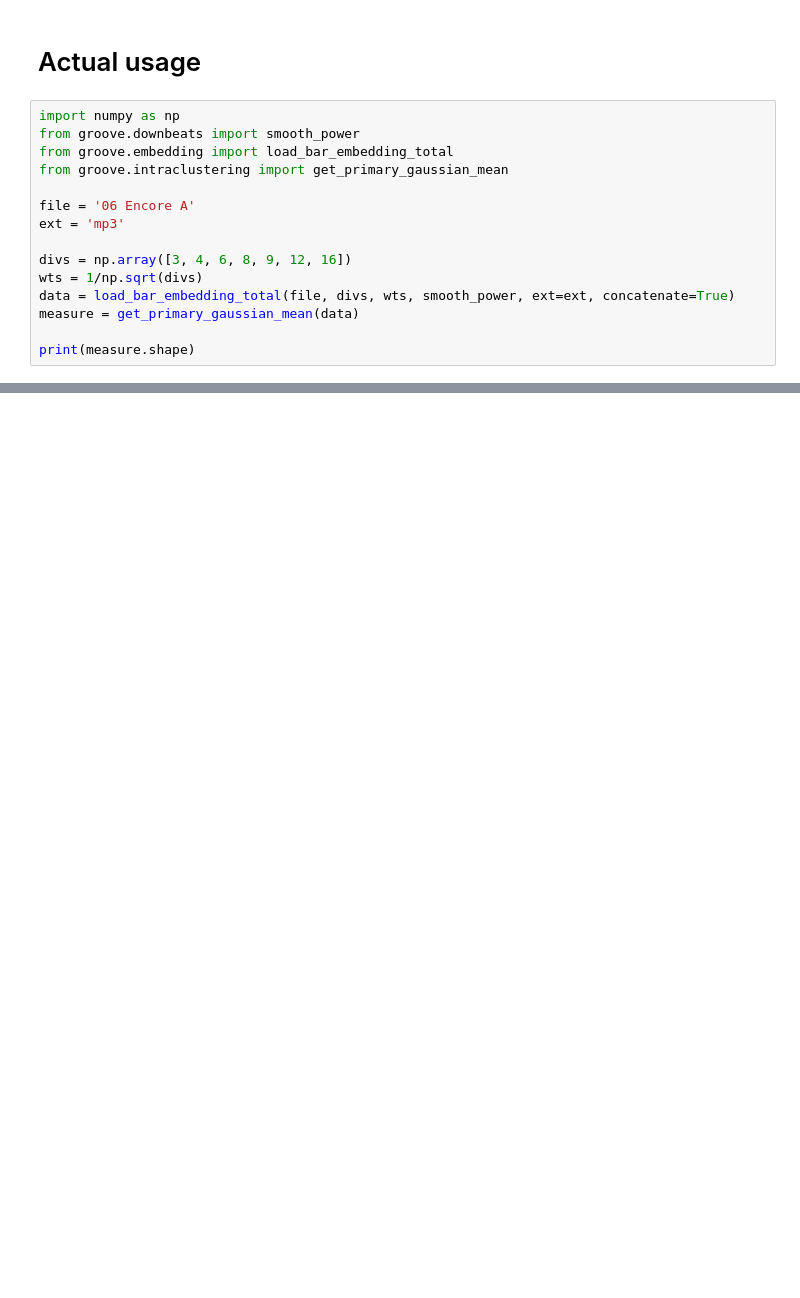
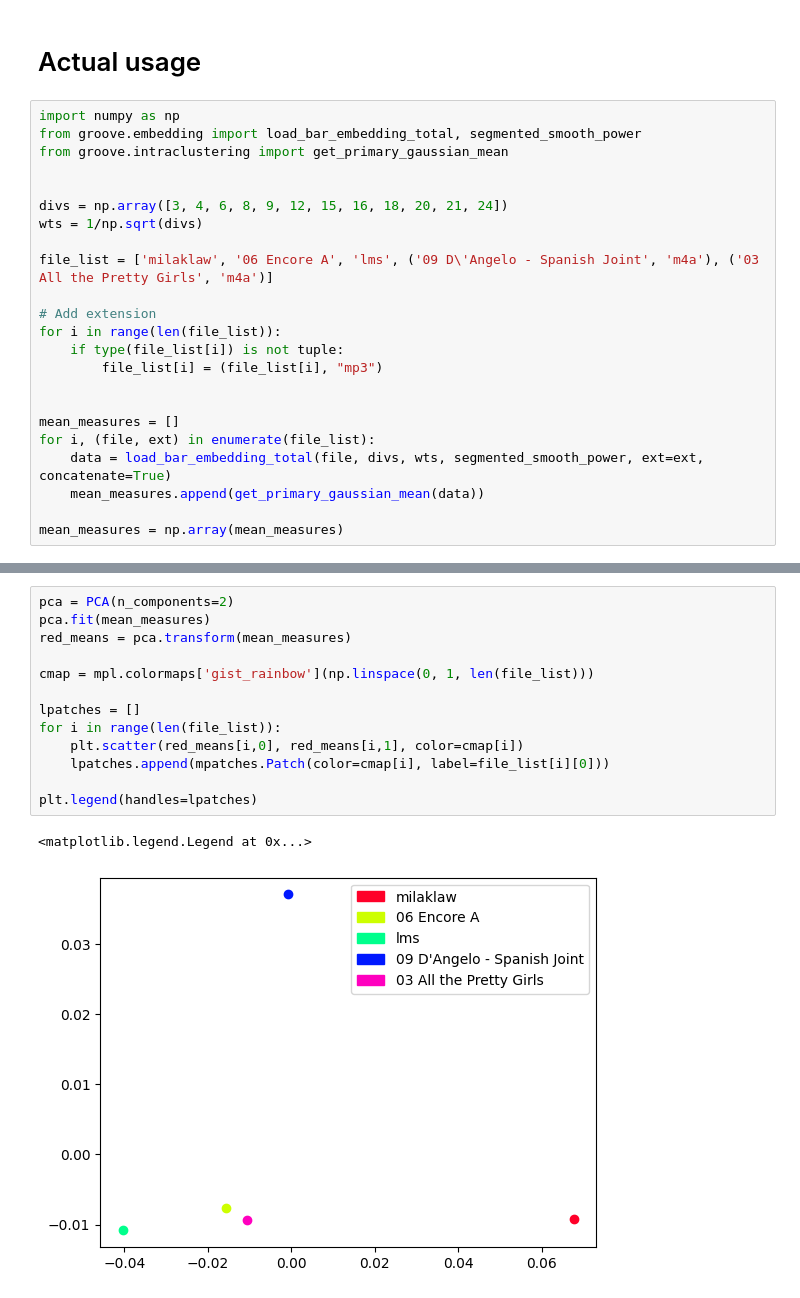
Before and after one commit to chenhi/groove_gang, a Jupyter notebook: demo_intraclustering.ipynb, the cells around one changed output, grey strips where cells are left out. Saved outputs shown, nothing was run; the diff lists cells and outputs as text; blank space fills up the shorter version.

```diff
--- a/demo_intraclustering.ipynb
+++ b/demo_intraclustering.ipynb
@@ -396,18 +392,26 @@ Num components: 2
 # Actual usage
 # %%
 import numpy as np
-from groove.downbeats import smooth_power
-from groove.embedding import load_bar_embedding_total
+from groove.embedding import load_bar_embedding_total, segmented_smooth_power
 from groove.intraclustering import get_primary_gaussian_mean
 
-file = '06 Encore A'
-ext = 'mp3'
 
-divs = np.array([3, 4, 6, 8, 9, 12, 16])
+divs = np.array([3, 4, 6, 8, 9, 12, 15, 16, 18, 20, 21, 24])
 wts = 1/np.sqrt(divs)
-data = load_bar_embedding_total(file, divs, wts, smooth_power, ext=ext, concatenate=True)
-measure = get_primary_gaussian_mean(data)
 
-print(measure.shape)
+file_list = ['milaklaw', '06 Encore A', 'lms', ('09 D\'Angelo - Spanish Joint', 'm4a'), ('03 All the Pretty Girls', 'm4a')]
+
+# Add extension
+for i in range(len(file_list)):
+    if type(file_list[i]) is not tuple:
+        file_list[i] = (file_list[i], "mp3")
+
+
+mean_measures = []
+for i, (file, ext) in enumerate(file_list):
+    data = load_bar_embedding_total(file, divs, wts, segmented_smooth_power, ext=ext, concatenate=True)
+    mean_measures.append(get_primary_gaussian_mean(data))
+
+mean_measures = np.array(mean_measures)
 # %% [output]
 [src/libmpg123/id3.c:process_comment():584] error: No comment text / valid description?
@@ -414,0 +422,16 @@ print(measure.shape)
+# %%
+pca = PCA(n_components=2)
+pca.fit(mean_measures)
+red_means = pca.transform(mean_measures)
+
+cmap = mpl.colormaps['gist_rainbow'](np.linspace(0, 1, len(file_list)))
+
+lpatches = []
+for i in range(len(file_list)):
+    plt.scatter(red_means[i,0], red_means[i,1], color=cmap[i])
+    lpatches.append(mpatches.Patch(color=cmap[i], label=file_list[i][0]))
+
+plt.legend(handles=lpatches)
+# %% [output]
+<matplotlib.legend.Legend at 0x...>
+[figure, added]
```
Also changed, not shown: parts of 8 cells of this notebook, 1 other file.
